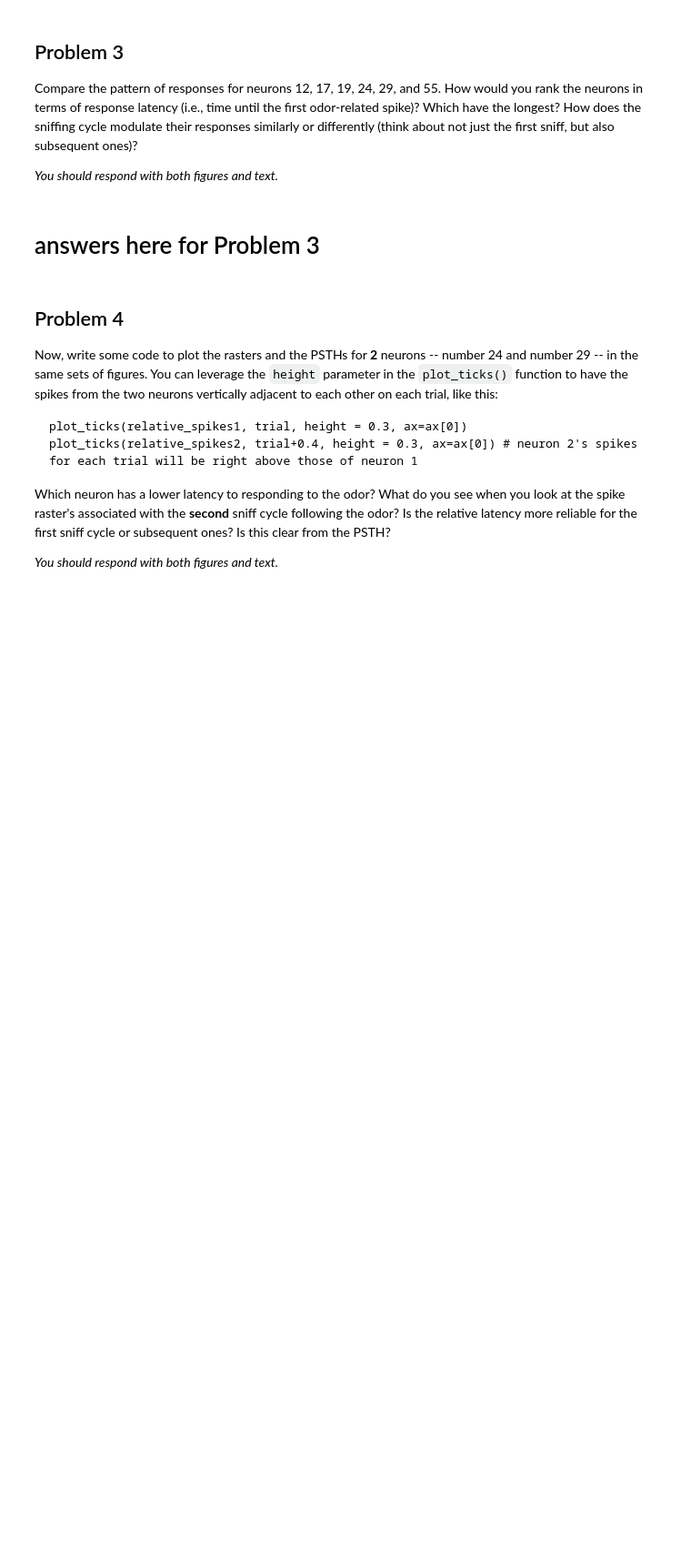
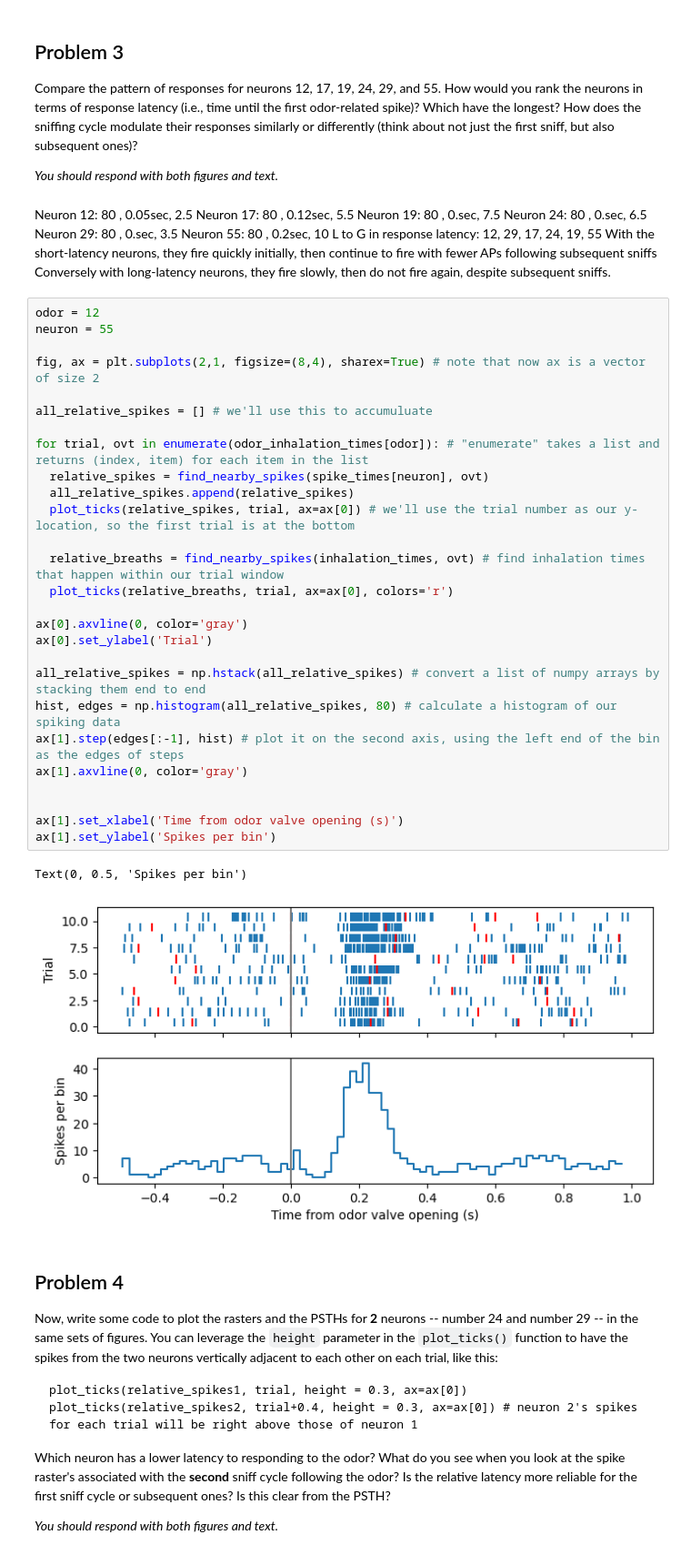
Before and after one commit to NathanNgu/elec380, a Jupyter notebook: HW1/HW1_notebook.ipynb, the cells around one changed output. Shown at 91% size. Saved outputs shown, nothing was run; the diff lists cells and outputs as text; blank space fills up the shorter version.

```diff
--- a/HW1/HW1_notebook.ipynb
+++ b/HW1/HW1_notebook.ipynb
@@ -148,8 +234,46 @@ _You should respond with both figures and text._
 Compare the pattern of responses for neurons 12, 17, 19, 24, 29, and 55. How would you rank the neurons in terms of response latency (i.e., time until the first odor-related spike)? Which have the longest? How does the sniffing cycle modulate their responses similarly or differently (think about not just the first sniff, but also subsequent ones)?
 
 _You should respond with both figures and text._
-# %% [markdown]
-# answers here for Problem 3
+# %% [markdown]
+Neuron 12: 80 , 0.05sec, 2.5
+Neuron 17: 80 , 0.12sec, 5.5
+Neuron 19: 80 , 0.sec, 7.5
+Neuron 24: 80 , 0.sec, 6.5
+Neuron 29: 80 , 0.sec, 3.5
+Neuron 55: 80 , 0.2sec, 10
+L to G in response latency: 12, 29, 17, 24, 19, 55
+With the short-latency neurons, they fire quickly initially, then continue to fire with fewer APs following subsequent sniffs
+Conversely with long-latency neurons, they fire slowly, then do not fire again, despite subsequent sniffs.
+# %%
+odor = 12
+neuron = 55
+
+fig, ax = plt.subplots(2,1, figsize=(8,4), sharex=True) # note that now ax is a vector of size 2
+
+all_relative_spikes = [] # we'll use this to accumuluate
+
+for trial, ovt in enumerate(odor_inhalation_times[odor]): # "enumerate" takes a list and returns (index, item) for each item in the list
+  relative_spikes = find_nearby_spikes(spike_times[neuron], ovt)
+  all_relative_spikes.append(relative_spikes)
+  plot_ticks(relative_spikes, trial, ax=ax[0]) # we'll use the trial number as our y-location, so the first trial is at the bottom
+
+  relative_breaths = find_nearby_spikes(inhalation_times, ovt) # find inhalation times that happen within our trial window
+  plot_ticks(relative_breaths, trial, ax=ax[0], colors='r')
+
+ax[0].axvline(0, color='gray')
+ax[0].set_ylabel('Trial')
+
+all_relative_spikes = np.hstack(all_relative_spikes) # convert a list of numpy arrays by stacking them end to end
+hist, edges = np.histogram(all_relative_spikes, 80) # calculate a histogram of our spiking data
+ax[1].step(edges[:-1], hist) # plot it on the second axis, using the left end of the bin as the edges of steps
+ax[1].axvline(0, color='gray')
+
+
+ax[1].set_xlabel('Time from odor valve opening (s)')
+ax[1].set_ylabel('Spikes per bin')
+# %% [output]
+Text(0, 0.5, 'Spikes per bin')
+[figure, added]
 # %% [markdown]
 ## Problem 4
 
```
Also changed, not shown: parts of 10 cells of this notebook.
